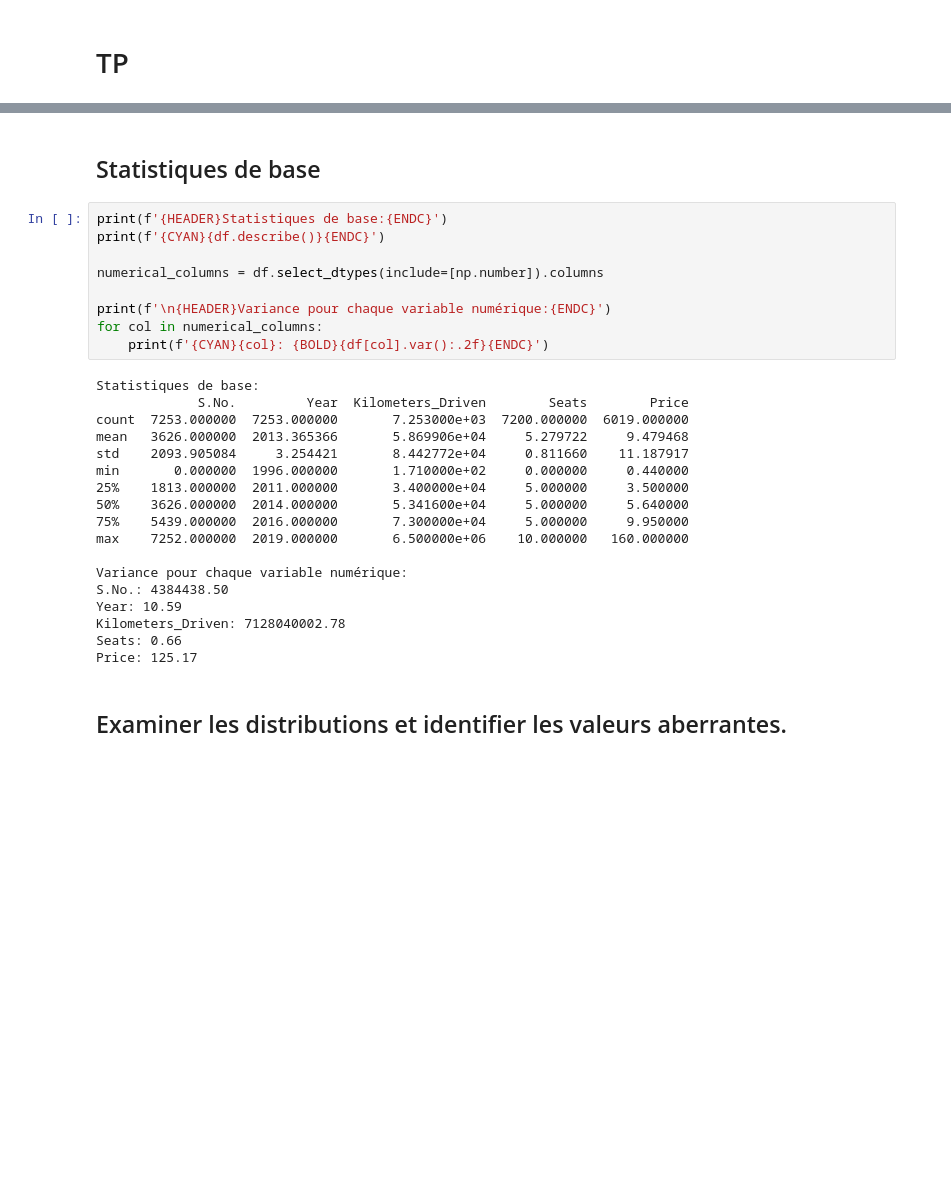
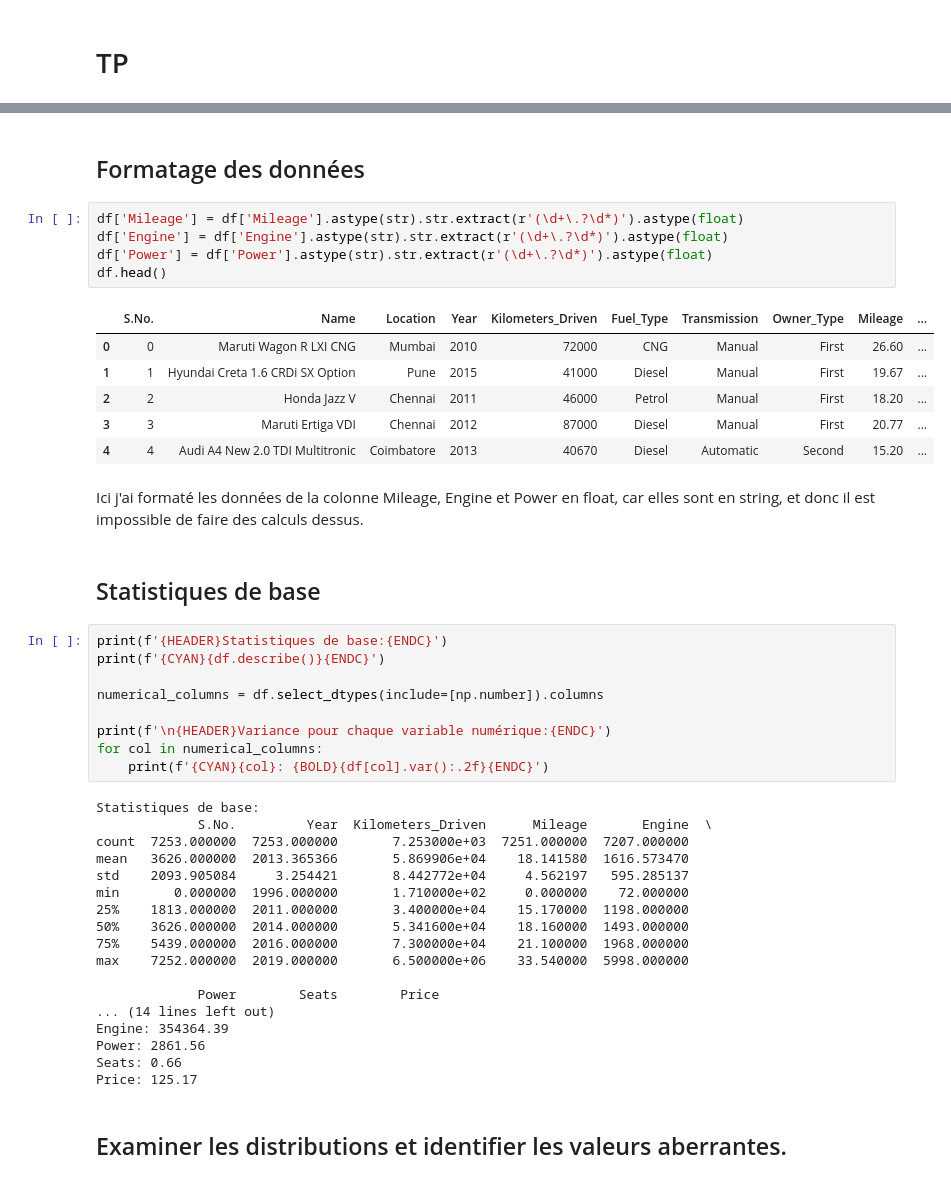
Before and after one commit to Ptitlu42/TP_data_mining, a Jupyter notebook: TP_eda.ipynb, the cells around one changed output, grey strips where cells are left out. Drawn from its saved outputs; the diff is of its cells as text; blank space fills up the shorter version.

```diff
--- a/TP_eda.ipynb
+++ b/TP_eda.ipynb
@@ -75,3 +82,19 @@ UNDERLINE = '\033[4m'
+# %% [markdown]
+## Formatage des données
+# %%
+df['Mileage'] = df['Mileage'].astype(str).str.extract(r'(\d+\.?\d*)').astype(float)
+df['Engine'] = df['Engine'].astype(str).str.extract(r'(\d+\.?\d*)').astype(float)
+df['Power'] = df['Power'].astype(str).str.extract(r'(\d+\.?\d*)').astype(float)
+df.head()
+# %% [output]
+|  | S.No. | Name | Location | Year | Kilometers_Driven | Fuel_Type | Transmission | Owner_Type | Mileage | ... |
+| 0 | 0 | Maruti Wagon R LXI CNG | Mumbai | 2010 | 72000 | CNG | Manual | First | 26.60 | ... |
+| 1 | 1 | Hyundai Creta 1.6 CRDi SX Option | Pune | 2015 | 41000 | Diesel | Manual | First | 19.67 | ... |
+| 2 | 2 | Honda Jazz V | Chennai | 2011 | 46000 | Petrol | Manual | First | 18.20 | ... |
+| 3 | 3 | Maruti Ertiga VDI | Chennai | 2012 | 87000 | Diesel | Manual | First | 20.77 | ... |
+| 4 | 4 | Audi A4 New 2.0 TDI Multitronic | Coimbatore | 2013 | 40670 | Diesel | Automatic | Second | 15.20 | ... |
+# %% [markdown]
+Ici j'ai formaté les données de la colonne Mileage, Engine et Power en float, car elles sont en string, et donc il est impossible de faire des calculs dessus.
 # %% [markdown]
 ## Statistiques de base
 # %%
@@ -85,20 +108,20 @@ for col in numerical_columns:
     print(f'{CYAN}{col}: {BOLD}{df[col].var():.2f}{ENDC}')
 # %% [output]
 Statistiques de base:
-             S.No.         Year  Kilometers_Driven        Seats        Price
-count  7253.000000  7253.000000       7.253000e+03  7200.000000  6019.000000
-mean   3626.000000  2013.365366       5.869906e+04     5.279722     9.479468
-std    2093.905084     3.254421       8.442772e+04     0.811660    11.187917
-min       0.000000  1996.000000       1.710000e+02     0.000000     0.440000
-25%    1813.000000  2011.000000       3.400000e+04     5.000000     3.500000
-50%    3626.000000  2014.000000       5.341600e+04     5.000000     5.640000
-75%    5439.000000  2016.000000       7.300000e+04     5.000000     9.950000
-max    7252.000000  2019.000000       6.500000e+06    10.000000   160.000000
+             S.No.         Year  Kilometers_Driven      Mileage       Engine  \
+count  7253.000000  7253.000000       7.253000e+03  7251.000000  7207.000000
+mean   3626.000000  2013.365366       5.869906e+04    18.141580  1616.573470
+std    2093.905084     3.254421       8.442772e+04     4.562197   595.285137
+min       0.000000  1996.000000       1.710000e+02     0.000000    72.000000
+25%    1813.000000  2011.000000       3.400000e+04    15.170000  1198.000000
+50%    3626.000000  2014.000000       5.341600e+04    18.160000  1493.000000
+75%    5439.000000  2016.000000       7.300000e+04    21.100000  1968.000000
+max    7252.000000  2019.000000       6.500000e+06    33.540000  5998.000000
 
-Variance pour chaque variable numérique:
-S.No.: 4384438.50
-Year: 10.59
-Kilometers_Driven: 7128040002.78
+             Power        Seats        Price
+... (14 lines left out)
+Engine: 354364.39
+Power: 2861.56
 Seats: 0.66
 Price: 125.17
 # %% [markdown]
```
Also changed, not shown: parts of 8 cells of this notebook.
